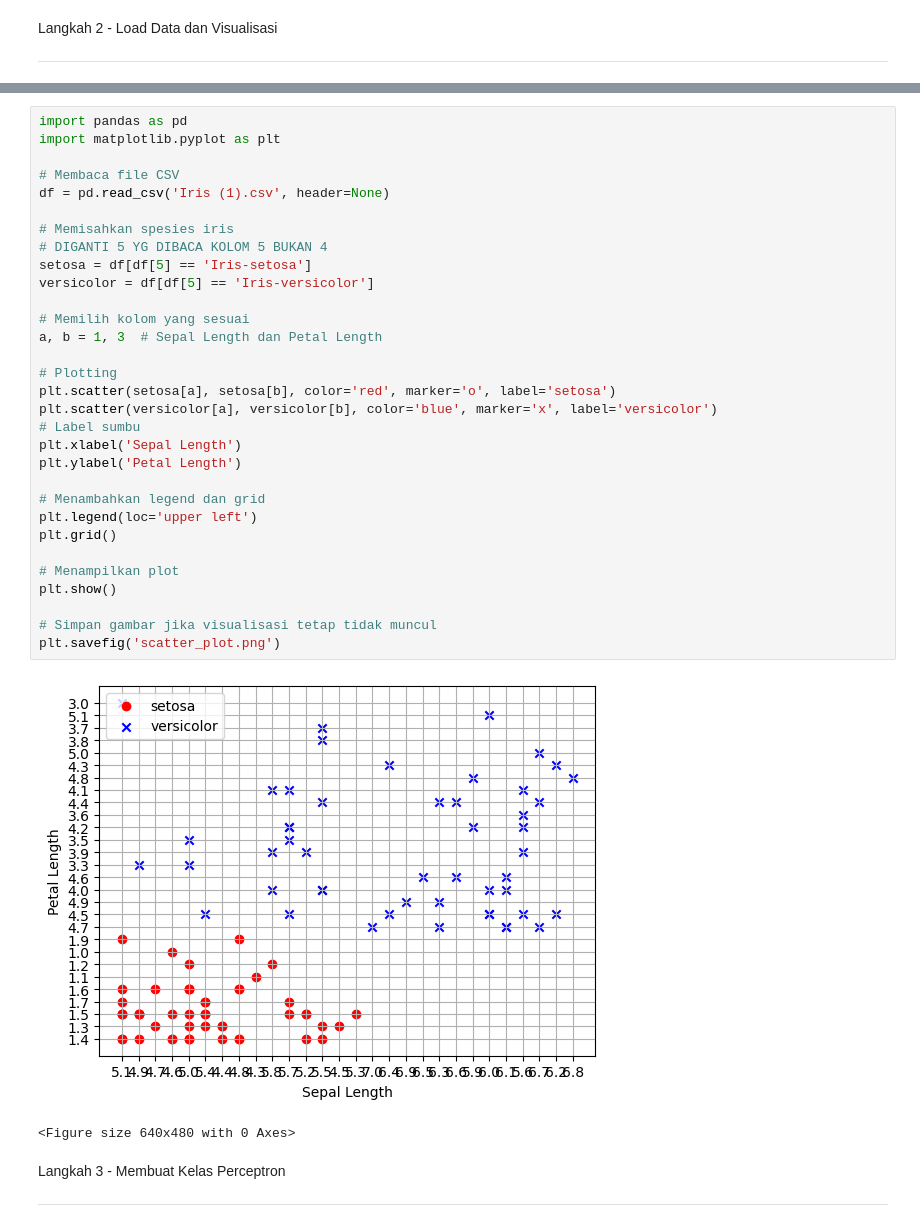
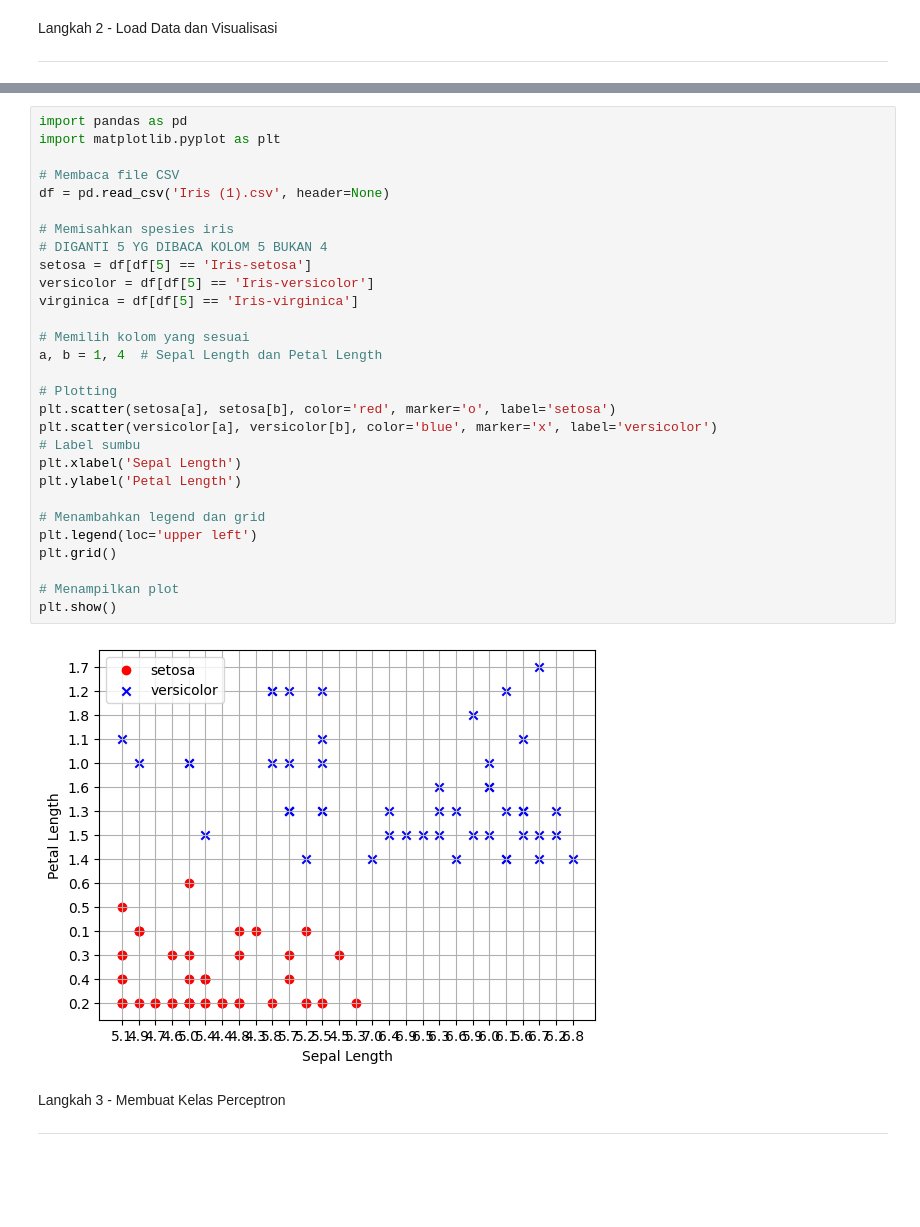
Before and after one commit to Ratnasari124/Mechine_Learning_Ratnasari, a Jupyter notebook: Ratnasari_2241720007_Mesin_Learning__JS_9.ipynb, the cells around one changed output, grey strips where cells are left out. Cells and saved outputs as stored; diff of their text form; blank space fills up the shorter version.

```diff
--- a/Ratnasari_2241720007_Mesin_Learning__JS_9.ipynb
+++ b/Ratnasari_2241720007_Mesin_Learning__JS_9.ipynb
@@ -76,37 +61,34 @@ freq      1   14
 # %%
 import pandas as pd
 import matplotlib.pyplot as plt
 
 # Membaca file CSV
 df = pd.read_csv('Iris (1).csv', header=None)
 
 # Memisahkan spesies iris
 # DIGANTI 5 YG DIBACA KOLOM 5 BUKAN 4
 setosa = df[df[5] == 'Iris-setosa']
 versicolor = df[df[5] == 'Iris-versicolor']
+virginica = df[df[5] == 'Iris-virginica']
 
 # Memilih kolom yang sesuai
-a, b = 1, 3  # Sepal Length dan Petal Length
+a, b = 1, 4  # Sepal Length dan Petal Length
 
 # Plotting
 plt.scatter(setosa[a], setosa[b], color='red', marker='o', label='setosa')
 plt.scatter(versicolor[a], versicolor[b], color='blue', marker='x', label='versicolor')
 # Label sumbu
 plt.xlabel('Sepal Length')
 plt.ylabel('Petal Length')
 
 # Menambahkan legend dan grid
 plt.legend(loc='upper left')
 plt.grid()
 
 # Menampilkan plot
 plt.show()
-
-# Simpan gambar jika visualisasi tetap tidak muncul
-plt.savefig('scatter_plot.png')
 # %% [output]
-[figure, old version]
+[figure, new version]
-<Figure size 640x480 with 0 Axes>
 # %% [markdown]
 Langkah 3 - Membuat Kelas Perceptron
 
```
Also changed, not shown: parts of 5 cells of this notebook.
